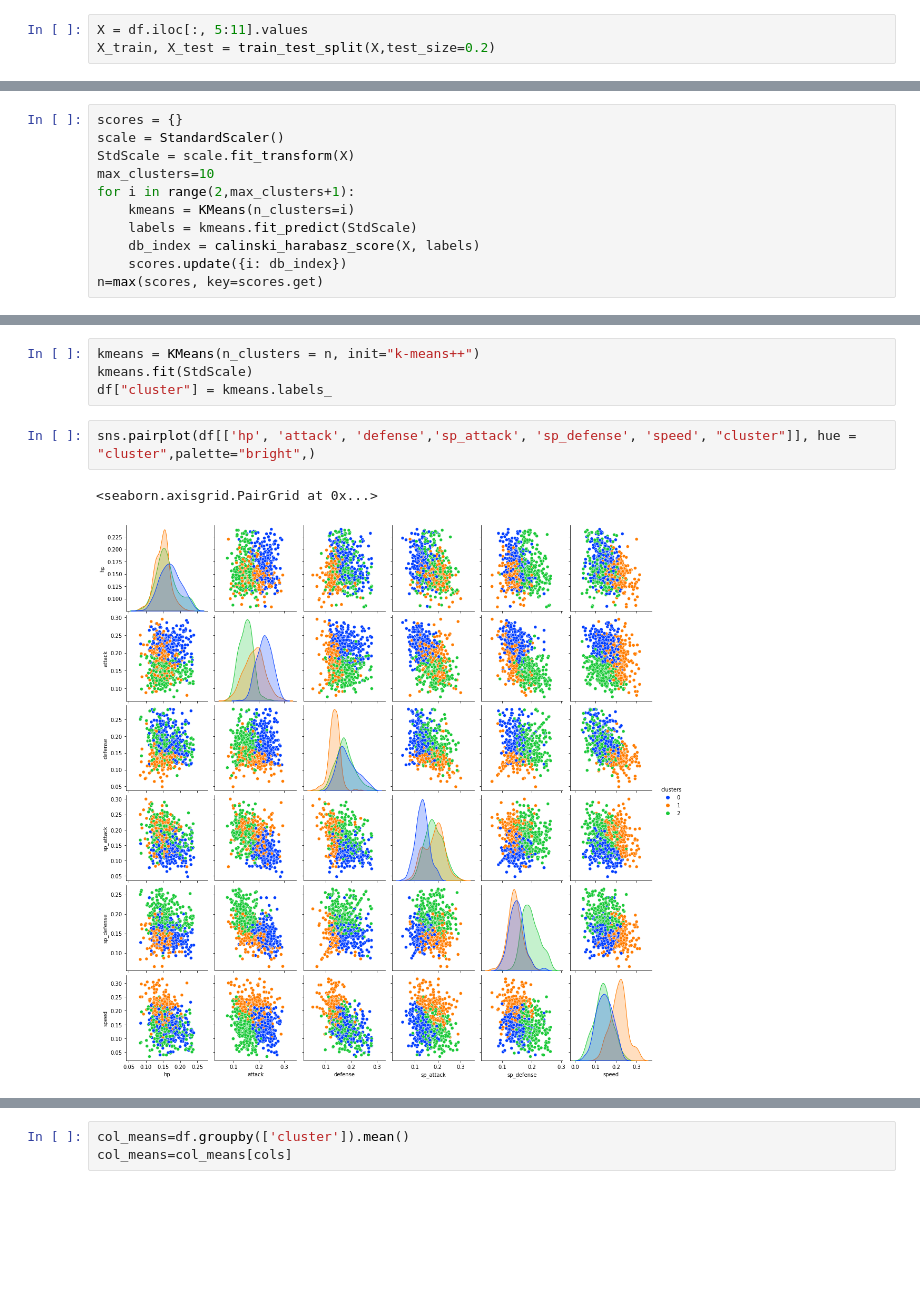
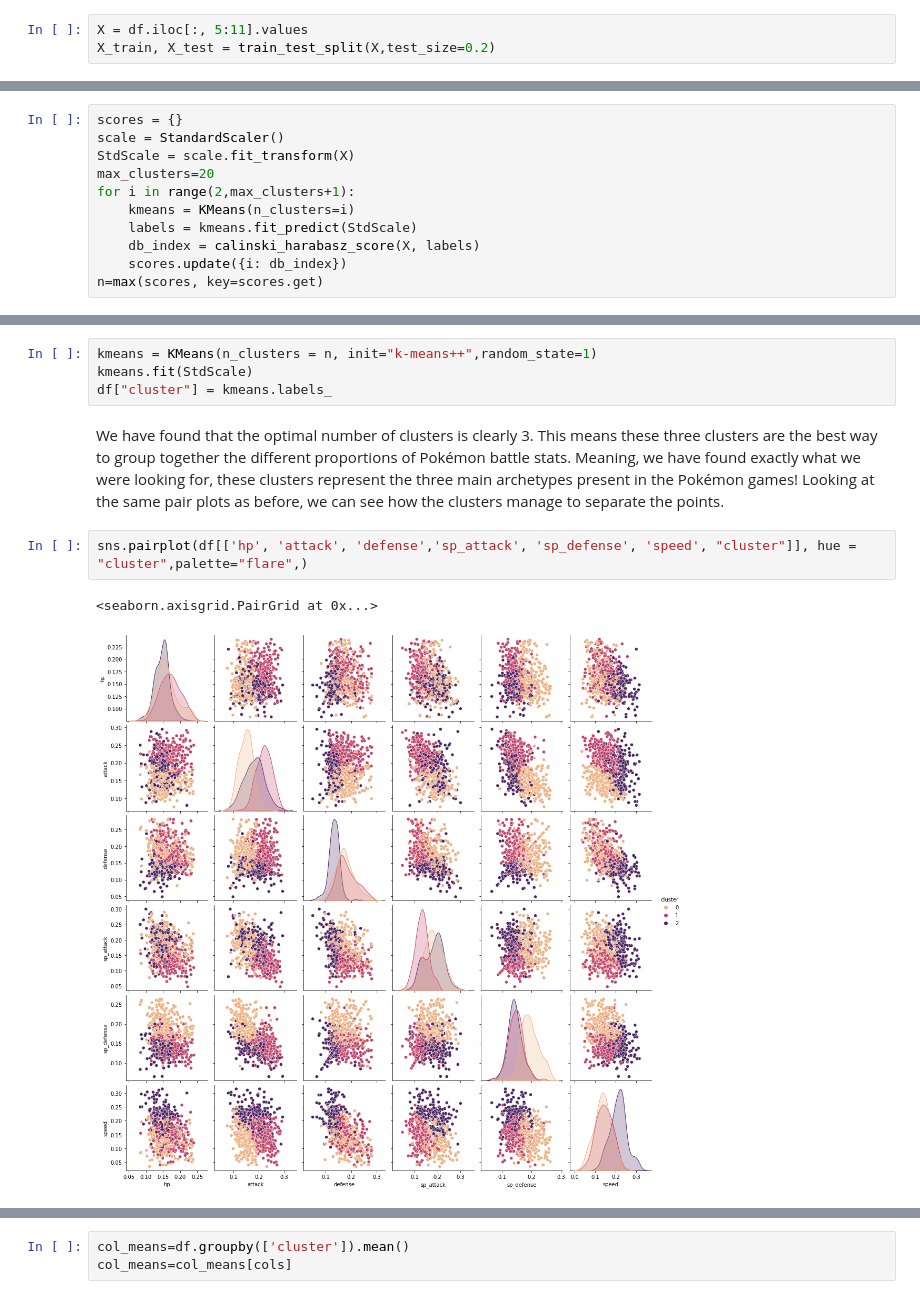
Before and after one commit to adriendinzey/Pokemon-Machine-Learning-Analysis, a Jupyter notebook: Analysis.ipynb, the cells around one changed output, grey strips where cells are left out. Cells and saved outputs as stored; diff of their text form; blank space fills up the shorter version.

```diff
--- a/Analysis.ipynb
+++ b/Analysis.ipynb
@@ -354,7 +512,7 @@ X_train, X_test = train_test_split(X,test_size=0.2)
 scores = {}
 scale = StandardScaler()
 StdScale = scale.fit_transform(X)
-max_clusters=10
+max_clusters=20
 for i in range(2,max_clusters+1):
     kmeans = KMeans(n_clusters=i)
     labels = kmeans.fit_predict(StdScale)
@@ -372,9 +531,11 @@ plt.show()
 # %%
-kmeans = KMeans(n_clusters = n, init="k-means++")
+kmeans = KMeans(n_clusters = n, init="k-means++",random_state=1)
 kmeans.fit(StdScale)
 df["cluster"] = kmeans.labels_
+# %% [markdown]
+We have found that the optimal number of clusters is clearly 3. This means these three clusters are the best way to group together the different proportions of Pokémon battle stats. Meaning, we have found exactly what we were looking for, these clusters represent the three main archetypes present in the Pokémon games! Looking at the same pair plots as before, we can see how the clusters manage to separate the points.
 # %%
-sns.pairplot(df[['hp', 'attack', 'defense','sp_attack', 'sp_defense', 'speed', "cluster"]], hue = "cluster",palette="bright",)
+sns.pairplot(df[['hp', 'attack', 'defense','sp_attack', 'sp_defense', 'speed', "cluster"]], hue = "cluster",palette="flare",)
 # %% [output]
 <seaborn.axisgrid.PairGrid at 0x...>
-[figure, old version]
+[figure, new version]
```
Also changed, not shown: parts of 79 cells of this notebook, 6 other files.
